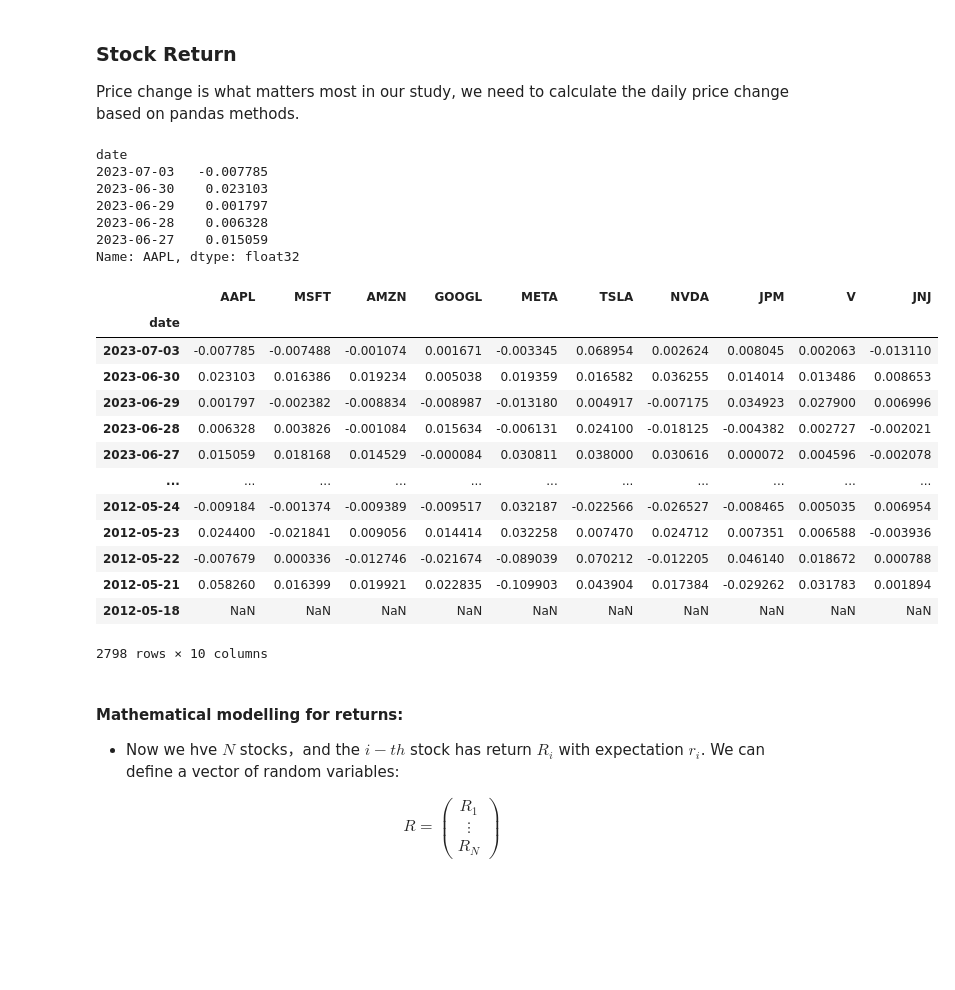
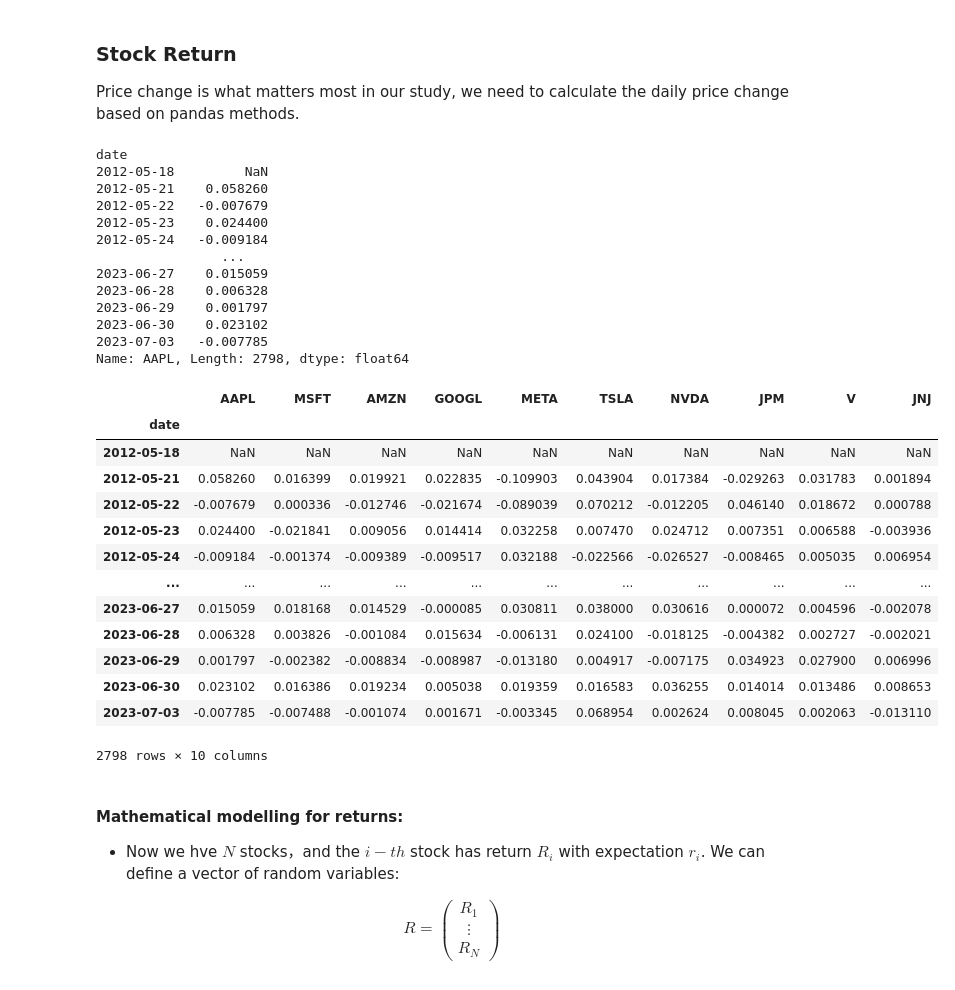
Before and after one commit to JoyceBi9551/quant-trading-project, a Jupyter notebook: Quant Trading .ipynb, the cells around one changed output. Cells and saved outputs as stored; diff of their text form; code cells hidden in the pictures; blank space fills up the shorter version.

```diff
--- a/Quant Trading .ipynb
+++ b/Quant Trading .ipynb
@@ -88,8 +123,8 @@ ts
 # %% [markdown]
 #### Without purchasing, you can use the data we provide here:
 # %%
-## Load data directly from csv file
-ts = pd.read_csv("stock prices.csv", index_col=0)[::-1]
+# Load data directly from csv file
+ts = pd.read_csv("/Users/joyce/Desktop/未命名文件夹/Project_1 stock portofolio data analysis/stock prices.csv", index_col=0)[::-1]
 # %%
 ts.index = pd.to_datetime(ts.index)
 ts.index.name = 'date'
@@ -133,14 +185,20 @@ plt.show()
 
 Price change is what matters most in our study, we need to calculate the daily price change based on pandas methods.
 # %%
-AAPL_return = ts['AAPL'].pct_change(-1)
-AAPL_return.head()
+AAPL_return = ts['AAPL'].pct_change(1)
+AAPL_return
 # %% [output]
 date
+2012-05-18         NaN
+2012-05-21    0.058260
+2012-05-22   -0.007679
+2012-05-23    0.024400
+2012-05-24   -0.009184
+                ...
+2023-06-27    0.015059
+2023-06-28    0.006328
+2023-06-29    0.001797
+2023-06-30    0.023102
 2023-07-03   -0.007785
-2023-06-30    0.023103
-2023-06-29    0.001797
-2023-06-28    0.006328
-2023-06-27    0.015059
-Name: AAPL, dtype: float32
+Name: AAPL, Length: 2798, dtype: float64
 # %%
@@ -148,17 +206,17 @@ returns = ts.pct_change(-1)
 # %%
-ts.pct_change(-1)
+ts.pct_change(1)
 # %% [output]
 |  | AAPL | MSFT | AMZN | GOOGL | META | TSLA | NVDA | JPM | V | JNJ |
 | date |  |  |  |  |  |  |  |  |  |  |
+| 2012-05-18 | NaN | NaN | NaN | NaN | NaN | NaN | NaN | NaN | NaN | NaN |
+| 2012-05-21 | 0.058260 | 0.016399 | 0.019921 | 0.022835 | -0.109903 | 0.043904 | 0.017384 | -0.029263 | 0.031783 | 0.001894 |
+| 2012-05-22 | -0.007679 | 0.000336 | -0.012746 | -0.021674 | -0.089039 | 0.070212 | -0.012205 | 0.046140 | 0.018672 | 0.000788 |
+| 2012-05-23 | 0.024400 | -0.021841 | 0.009056 | 0.014414 | 0.032258 | 0.007470 | 0.024712 | 0.007351 | 0.006588 | -0.003936 |
+| 2012-05-24 | -0.009184 | -0.001374 | -0.009389 | -0.009517 | 0.032188 | -0.022566 | -0.026527 | -0.008465 | 0.005035 | 0.006954 |
+| ... | ... | ... | ... | ... | ... | ... | ... | ... | ... | ... |
+| 2023-06-27 | 0.015059 | 0.018168 | 0.014529 | -0.000085 | 0.030811 | 0.038000 | 0.030616 | 0.000072 | 0.004596 | -0.002078 |
+| 2023-06-28 | 0.006328 | 0.003826 | -0.001084 | 0.015634 | -0.006131 | 0.024100 | -0.018125 | -0.004382 | 0.002727 | -0.002021 |
+| 2023-06-29 | 0.001797 | -0.002382 | -0.008834 | -0.008987 | -0.013180 | 0.004917 | -0.007175 | 0.034923 | 0.027900 | 0.006996 |
+| 2023-06-30 | 0.023102 | 0.016386 | 0.019234 | 0.005038 | 0.019359 | 0.016583 | 0.036255 | 0.014014 | 0.013486 | 0.008653 |
 | 2023-07-03 | -0.007785 | -0.007488 | -0.001074 | 0.001671 | -0.003345 | 0.068954 | 0.002624 | 0.008045 | 0.002063 | -0.013110 |
-| 2023-06-30 | 0.023103 | 0.016386 | 0.019234 | 0.005038 | 0.019359 | 0.016582 | 0.036255 | 0.014014 | 0.013486 | 0.008653 |
-| 2023-06-29 | 0.001797 | -0.002382 | -0.008834 | -0.008987 | -0.013180 | 0.004917 | -0.007175 | 0.034923 | 0.027900 | 0.006996 |
-| 2023-06-28 | 0.006328 | 0.003826 | -0.001084 | 0.015634 | -0.006131 | 0.024100 | -0.018125 | -0.004382 | 0.002727 | -0.002021 |
-| 2023-06-27 | 0.015059 | 0.018168 | 0.014529 | -0.000084 | 0.030811 | 0.038000 | 0.030616 | 0.000072 | 0.004596 | -0.002078 |
-| ... | ... | ... | ... | ... | ... | ... | ... | ... | ... | ... |
-| 2012-05-24 | -0.009184 | -0.001374 | -0.009389 | -0.009517 | 0.032187 | -0.022566 | -0.026527 | -0.008465 | 0.005035 | 0.006954 |
-| 2012-05-23 | 0.024400 | -0.021841 | 0.009056 | 0.014414 | 0.032258 | 0.007470 | 0.024712 | 0.007351 | 0.006588 | -0.003936 |
-| 2012-05-22 | -0.007679 | 0.000336 | -0.012746 | -0.021674 | -0.089039 | 0.070212 | -0.012205 | 0.046140 | 0.018672 | 0.000788 |
-| 2012-05-21 | 0.058260 | 0.016399 | 0.019921 | 0.022835 | -0.109903 | 0.043904 | 0.017384 | -0.029262 | 0.031783 | 0.001894 |
-| 2012-05-18 | NaN | NaN | NaN | NaN | NaN | NaN | NaN | NaN | NaN | NaN |
 2798 rows × 10 columns
```
Also changed, not shown: parts of 35 cells of this notebook.
